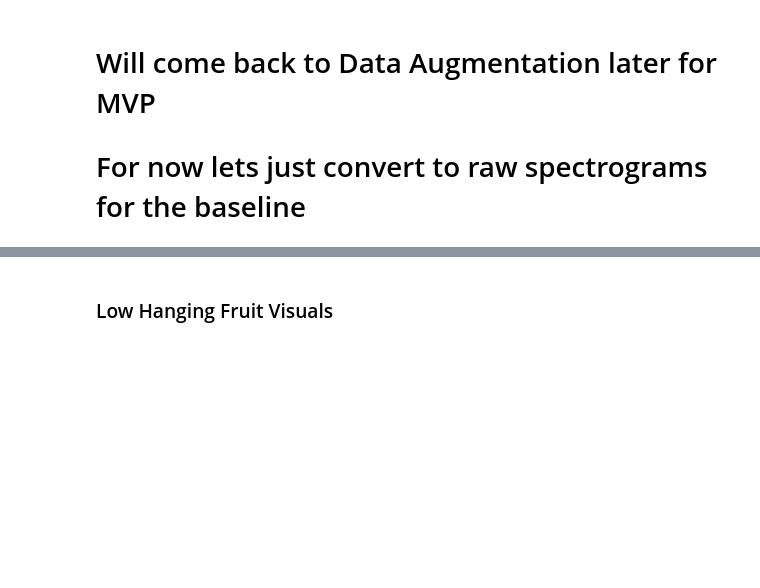
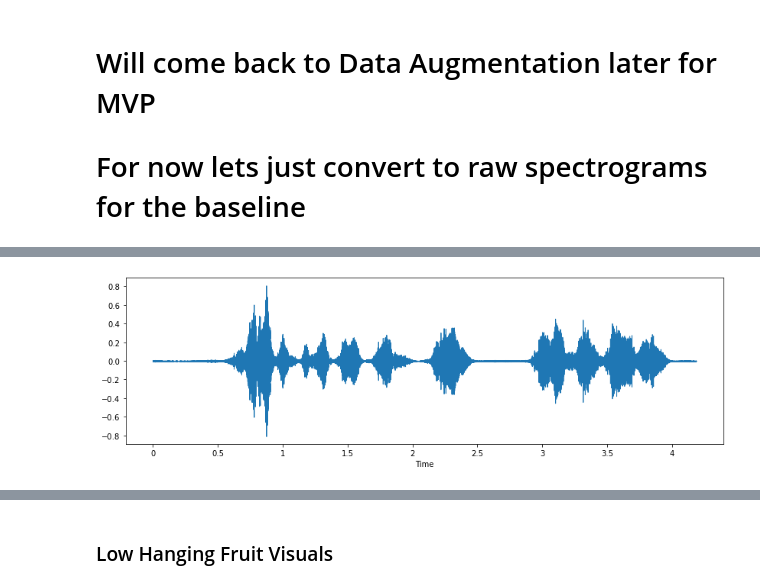
Before and after one commit to njw27/Speech_Emotion_Recognition_SER, a Jupyter notebook: EDA_notebook.ipynb, the cells around one changed output, grey strips where cells are left out. Saved outputs shown, nothing was run; the diff lists cells and outputs as text; code cells hidden in the pictures; blank space fills up the shorter version.

```diff
--- a/EDA_notebook.ipynb
+++ b/EDA_notebook.ipynb
@@ -187,0 +268,12 @@ Then will do Time and Frequency Masking and get finalized spectrograms and save
+# %%
+file_name='EmoV-DB_sorted/sam/Amused/amused_1-28_0002.wav'
+
+
+
+audio_data, sampling_rate = librosa.load(file_name)
+# ipd.Audio(audio_data, rate=sampling_rate)
+x = speed_random(audio_data)
+plt.figure(figsize=(14,4))
+librosa.display.waveshow(y=x, sr=sampling_rate)
+ipd.Audio(x, rate=sampling_rate)
+# %% [output]
@@ -187,0 +281 @@ Then will do Time and Frequency Masking and get finalized spectrograms and save
+[figure, added]
```
Also changed, not shown: parts of 9 cells of this notebook.
